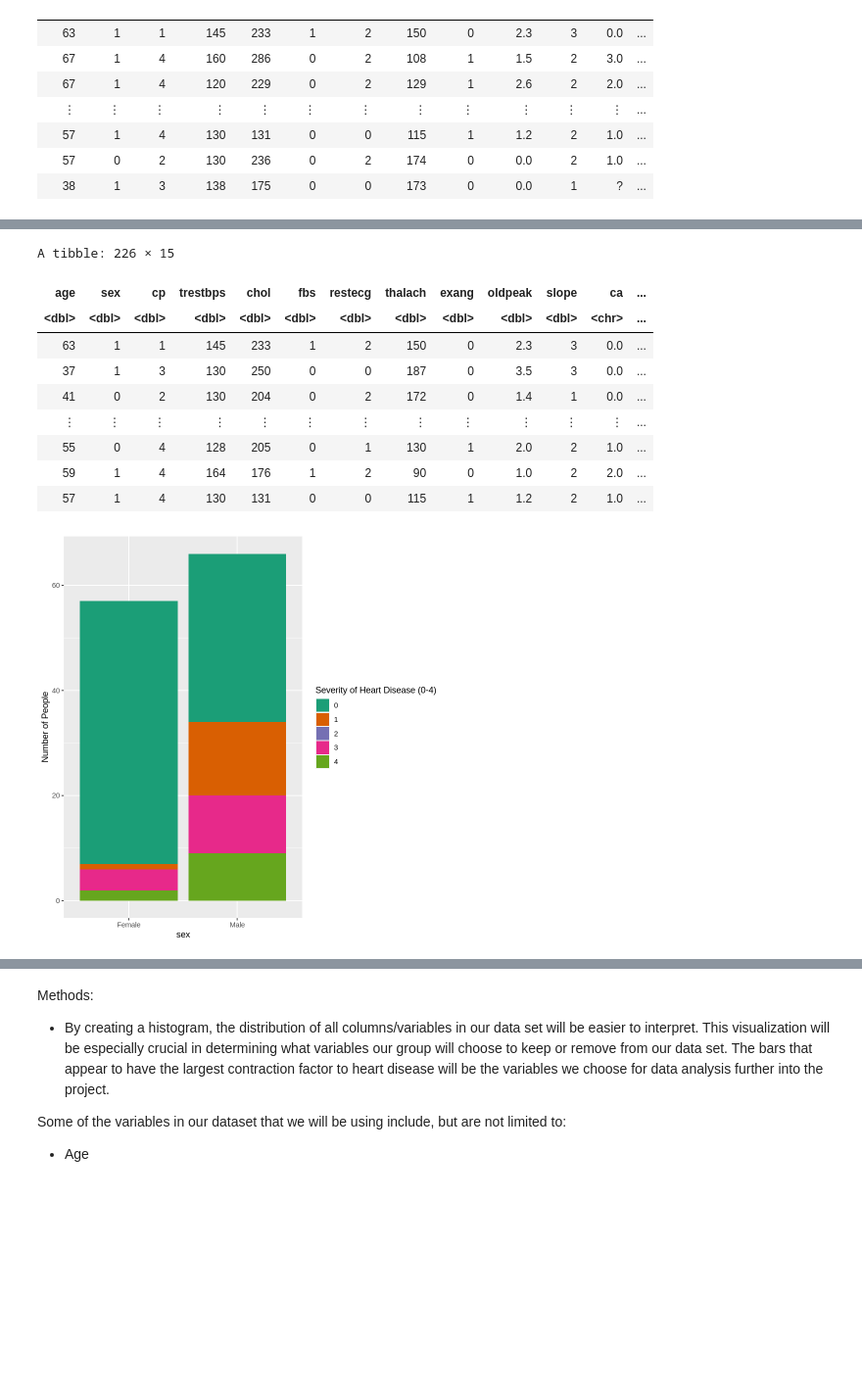
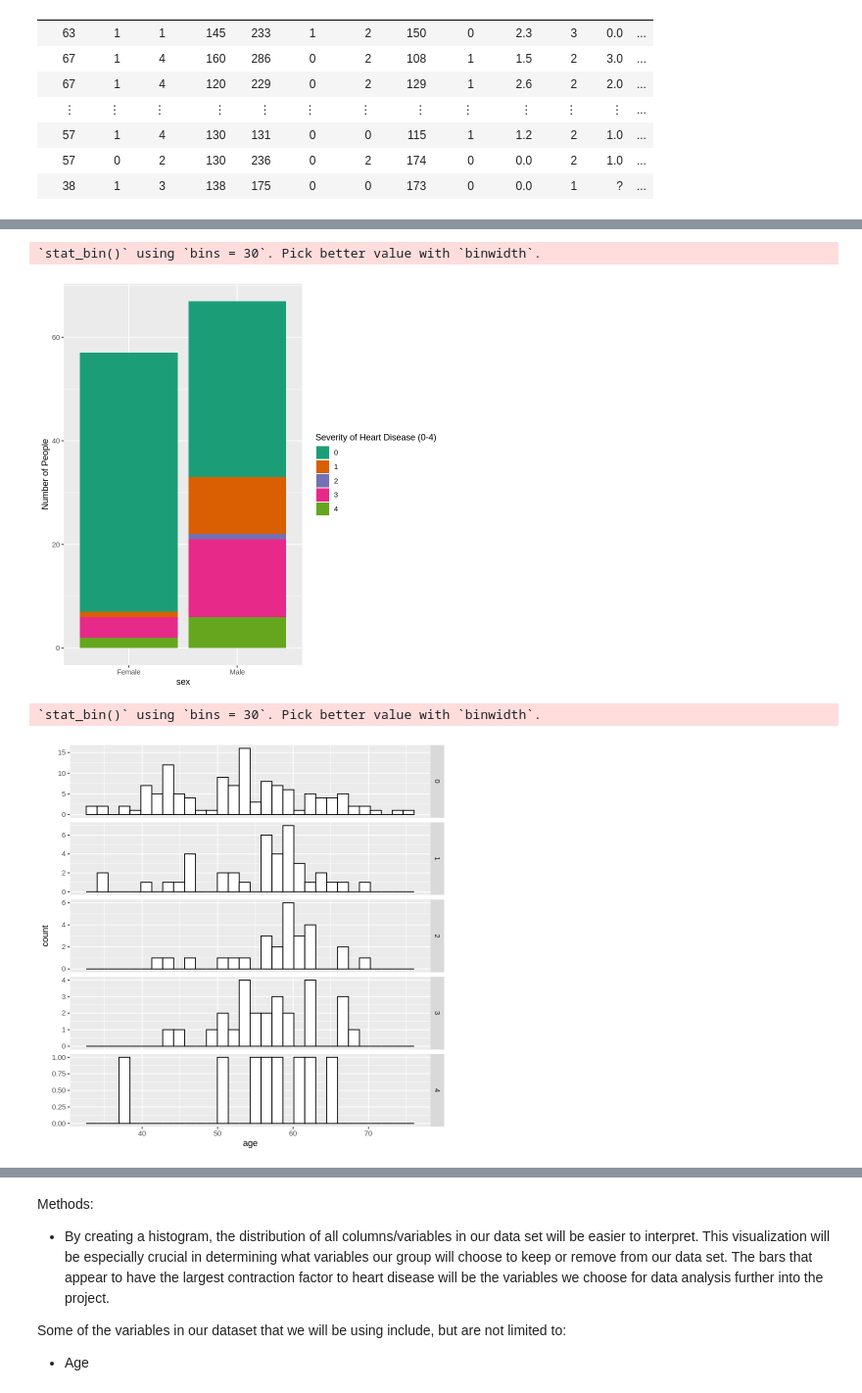
Before and after one commit to acorni02/dsci-100-2022w1-group-4, a Jupyter notebook: group_project_proposal.ipynb, the cells around one changed output, grey strips where cells are left out. Shown at 98% size. Saved outputs shown, nothing was run; the diff lists cells and outputs as text; code cells hidden in the pictures; blank space fills up the shorter version.

```diff
--- a/group_project_proposal.ipynb
+++ b/group_project_proposal.ipynb
@@ -104,24 +113,29 @@ A tibble: 77 × 14
 # %%
-
-hd_training<-heart_disease_training %>%
-mutate(sex_edited = ifelse(sex == 0, "Female", ifelse(sex == 1, "Male", NA)))
-hd_training
-
-sex_bar<- hd_training|>
+sex_bar_plot <- hd_training|>
          ggplot(aes(x = sex_edited, fill = num)) +
          geom_bar(position = "identity")+
          labs(x="sex", y= "Number of People", fill = "Severity of Heart Disease (0-4)")+
          scale_fill_brewer(palette = "Dark2")
-sex_bar
+sex_bar_plot
+
+age_hist_per_num <- ggplot(hd_training, aes(x = age))+
+                    geom_histogram(fill = "white", color = "black")+
+                    facet_grid(num~., scales = "free")
+age_hist_per_num
+
+chol_hist <- ggplot(hd_training, aes(x = chol, color = num, fill = num))+
+                    geom_histogram(alpha=0.5, position="identity")
+
+chol_hist
+
+sex_hist <- hd_training|>
+         ggplot(aes(x = sex_edited, fill = num)) +
+         geom_histogram(position = "dodge", stat = "identity")+
+         labs(x="sex", y= "Number of People", fill = "Severity of Heart Disease (0-4)")+
+         scale_fill_brewer(palette = "Dark2")
+sex_hist
 # %% [output]
-A tibble: 226 × 15
+`stat_bin()` using `bins = 30`. Pick better value with `binwidth`.
-| age | sex | cp | trestbps | chol | fbs | restecg | thalach | exang | oldpeak | slope | ca | ... |
-| <dbl> | <dbl> | <dbl> | <dbl> | <dbl> | <dbl> | <dbl> | <dbl> | <dbl> | <dbl> | <dbl> | <chr> | ... |
-| 63 | 1 | 1 | 145 | 233 | 1 | 2 | 150 | 0 | 2.3 | 3 | 0.0 | ... |
-| 37 | 1 | 3 | 130 | 250 | 0 | 0 | 187 | 0 | 3.5 | 3 | 0.0 | ... |
-| 41 | 0 | 2 | 130 | 204 | 0 | 2 | 172 | 0 | 1.4 | 1 | 0.0 | ... |
-| ⋮ | ⋮ | ⋮ | ⋮ | ⋮ | ⋮ | ⋮ | ⋮ | ⋮ | ⋮ | ⋮ | ⋮ | ... |
-| 55 | 0 | 4 | 128 | 205 | 0 | 1 | 130 | 1 | 2.0 | 2 | 1.0 | ... |
-| 59 | 1 | 4 | 164 | 176 | 1 | 2 | 90 | 0 | 1.0 | 2 | 2.0 | ... |
-| 57 | 1 | 4 | 130 | 131 | 0 | 0 | 115 | 1 | 1.2 | 2 | 1.0 | ... |
-[figure, old version]
+[figure, new version]
+`stat_bin()` using `bins = 30`. Pick better value with `binwidth`.
+[figure, added]
```
Also changed, not shown: parts of 5 cells of this notebook.
